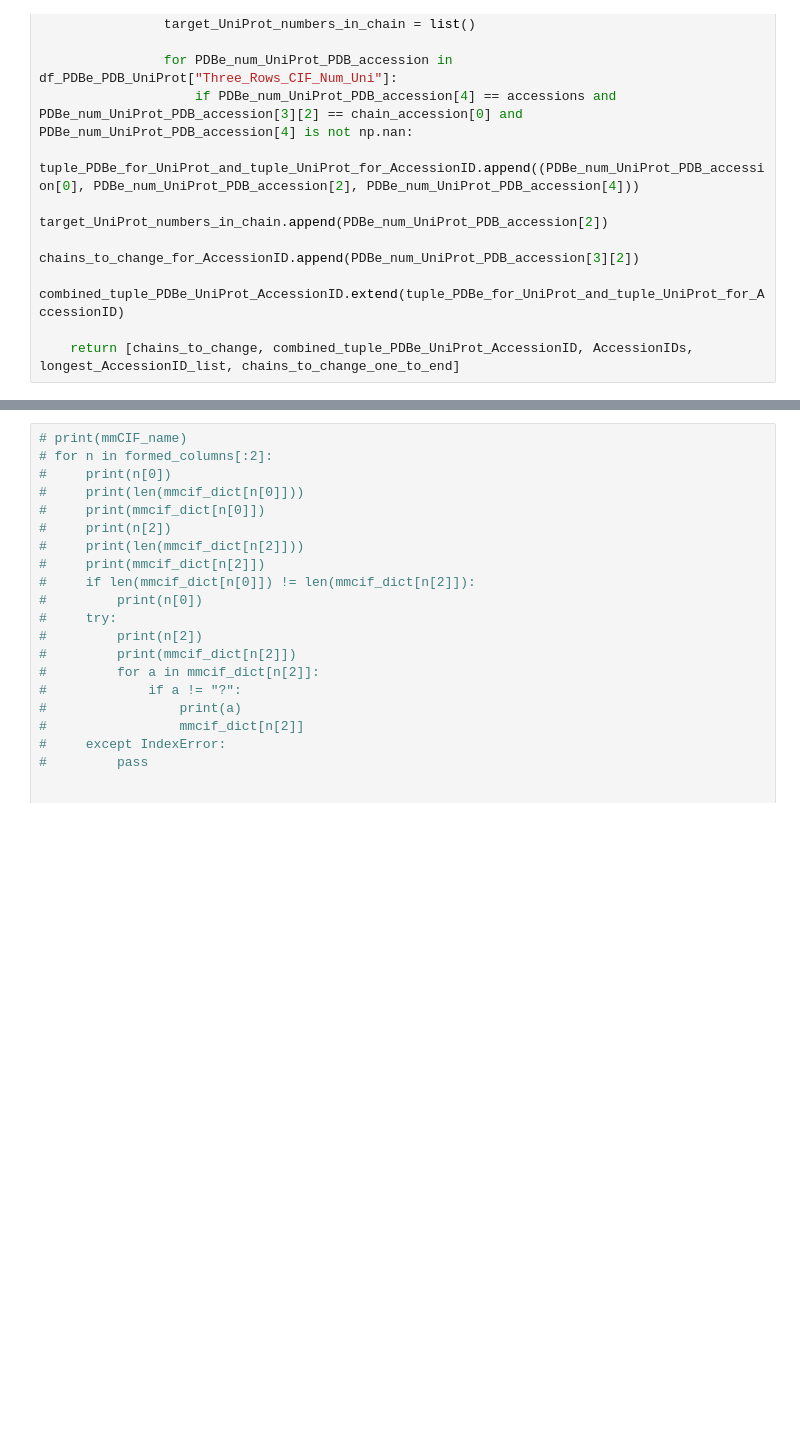
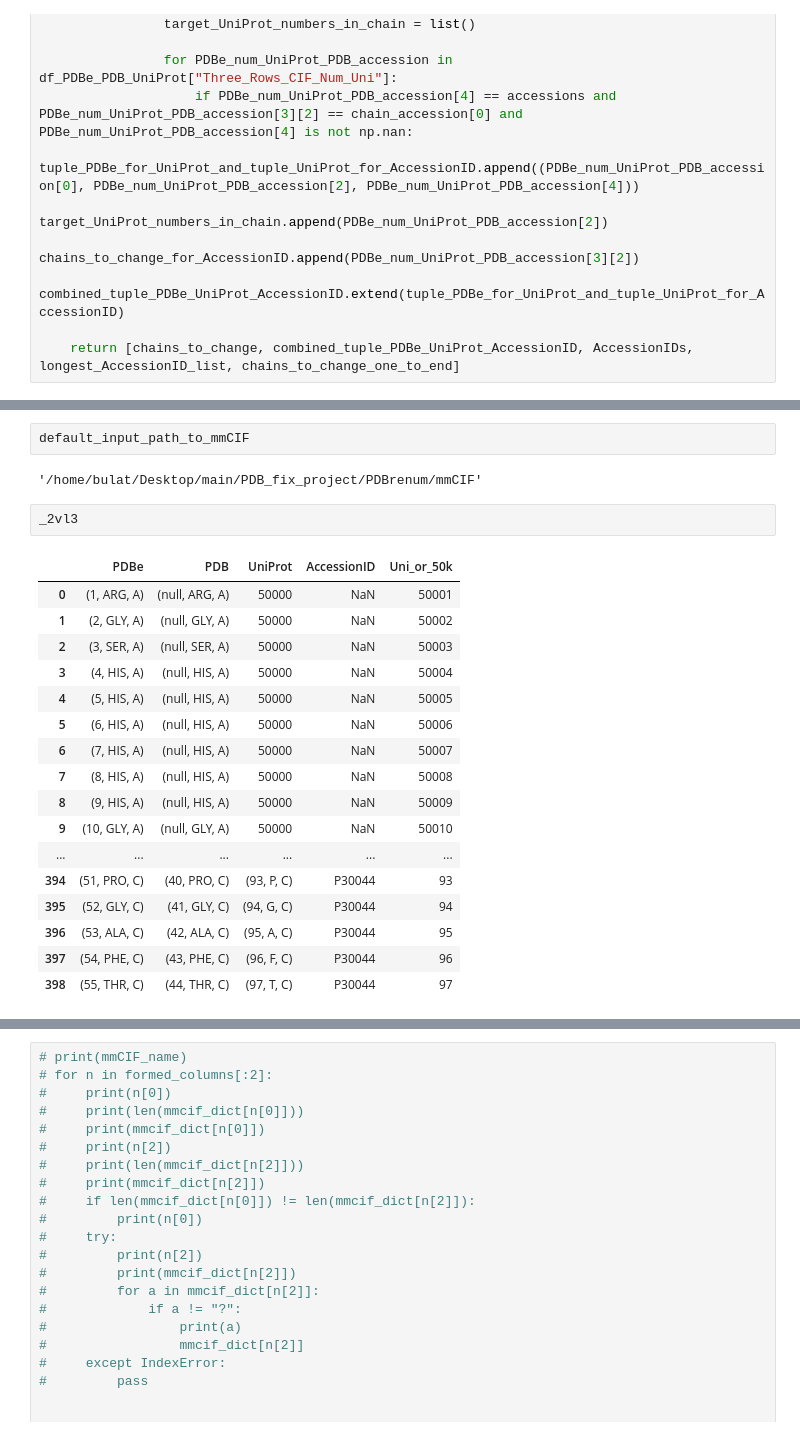
Before and after one commit to Faezov/PDBrenum, a Jupyter notebook: PDBrenum.ipynb, the cells around one changed output, grey strips where cells are left out. Saved outputs shown, nothing was run; the diff lists cells and outputs as text; blank space fills up the shorter version.

Commit message:
new input file and slight modifications

```diff
--- a/PDBrenum.ipynb
+++ b/PDBrenum.ipynb
@@ -1157,0 +1192,24 @@ def master_mmCIF_renumber_function(input_mmCIF_file_were_found, default_input_pa
+# %%
+default_input_path_to_mmCIF
+# %% [output]
+'/home/bulat/Desktop/main/PDB_fix_project/PDBrenum/mmCIF'
+# %%
+_2vl3
+# %% [output]
+|  | PDBe | PDB | UniProt | AccessionID | Uni_or_50k |
+| 0 | (1, ARG, A) | (null, ARG, A) | 50000 | NaN | 50001 |
+| 1 | (2, GLY, A) | (null, GLY, A) | 50000 | NaN | 50002 |
+| 2 | (3, SER, A) | (null, SER, A) | 50000 | NaN | 50003 |
+| 3 | (4, HIS, A) | (null, HIS, A) | 50000 | NaN | 50004 |
+| 4 | (5, HIS, A) | (null, HIS, A) | 50000 | NaN | 50005 |
+| 5 | (6, HIS, A) | (null, HIS, A) | 50000 | NaN | 50006 |
+| 6 | (7, HIS, A) | (null, HIS, A) | 50000 | NaN | 50007 |
+| 7 | (8, HIS, A) | (null, HIS, A) | 50000 | NaN | 50008 |
+| 8 | (9, HIS, A) | (null, HIS, A) | 50000 | NaN | 50009 |
+| 9 | (10, GLY, A) | (null, GLY, A) | 50000 | NaN | 50010 |
+| ... | ... | ... | ... | ... | ... |
+| 394 | (51, PRO, C) | (40, PRO, C) | (93, P, C) | P30044 | 93 |
+| 395 | (52, GLY, C) | (41, GLY, C) | (94, G, C) | P30044 | 94 |
+| 396 | (53, ALA, C) | (42, ALA, C) | (95, A, C) | P30044 | 95 |
+| 397 | (54, PHE, C) | (43, PHE, C) | (96, F, C) | P30044 | 96 |
+| 398 | (55, THR, C) | (44, THR, C) | (97, T, C) | P30044 | 97 |
```
Also changed, not shown: parts of 23 cells of this notebook, 6 other files.
